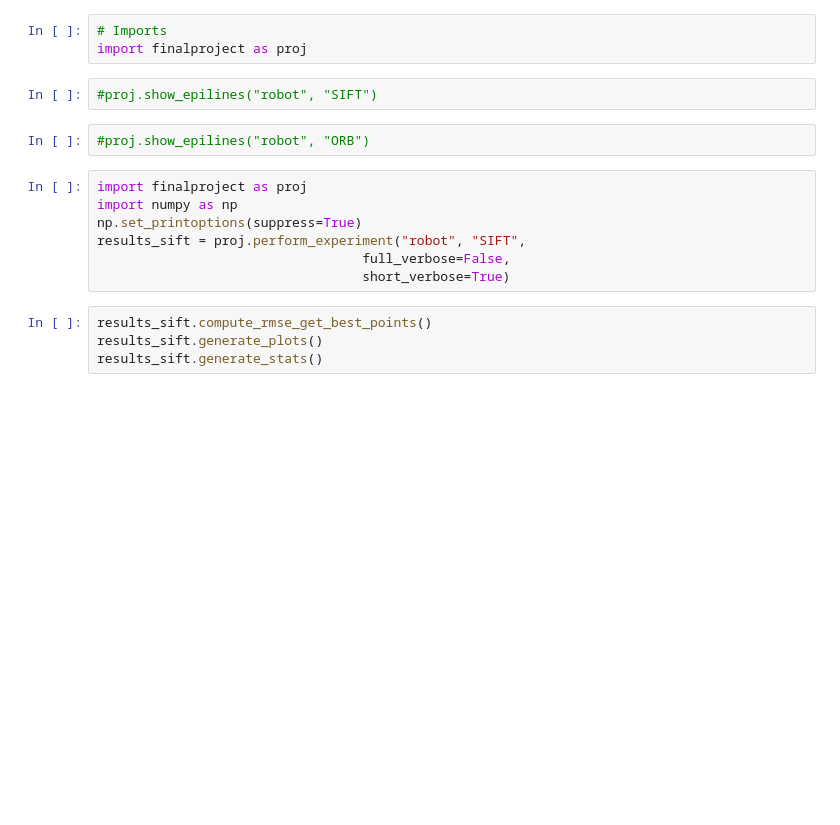
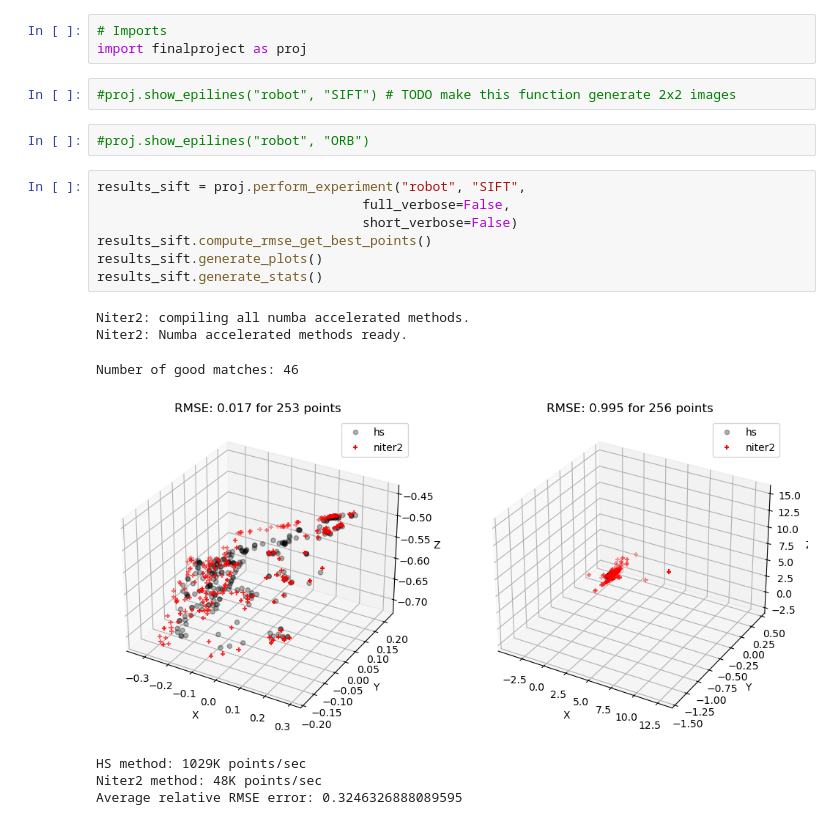
Before and after one commit to Mechazo11/niter2_python, a Jupyter notebook: test.ipynb, the cells around one changed output. Drawn from its saved outputs; the diff is of its cells as text; blank space fills up the shorter version.

Commit message:
all experiments ready

```diff
--- a/test.ipynb
+++ b/test.ipynb
@@ -4,20 +4,24 @@
 # Imports
 import finalproject as proj
 # %%
-#proj.show_epilines("robot", "SIFT")
+#proj.show_epilines("robot", "SIFT") # TODO make this function generate 2x2 images
 # %%
 #proj.show_epilines("robot", "ORB")
-# %%
-import finalproject as proj
-import numpy as np
-np.set_printoptions(suppress=True)
-results_sift = proj.perform_experiment("robot", "SIFT",
-                                  full_verbose=False,
-                                  short_verbose=True)
 # %%
+results_sift = proj.perform_experiment("robot", "SIFT",
+                                  full_verbose=False,
+                                  short_verbose=False)
 results_sift.compute_rmse_get_best_points()
 results_sift.generate_plots()
 results_sift.generate_stats()
+# %% [output]
+Niter2: compiling all numba accelerated methods.
+Niter2: Numba accelerated methods ready.
+Number of good matches: 46
+[figure, added]
+HS method: 1029K points/sec
+Niter2 method: 48K points/sec
+Average relative RMSE error: 0.3246326888089595
 # %%
 results_orb = proj.perform_experiment("robot", "ORB",
                                   full_verbose=False,
```
Also changed, not shown: parts of 3 cells of this notebook, 1 other file.
